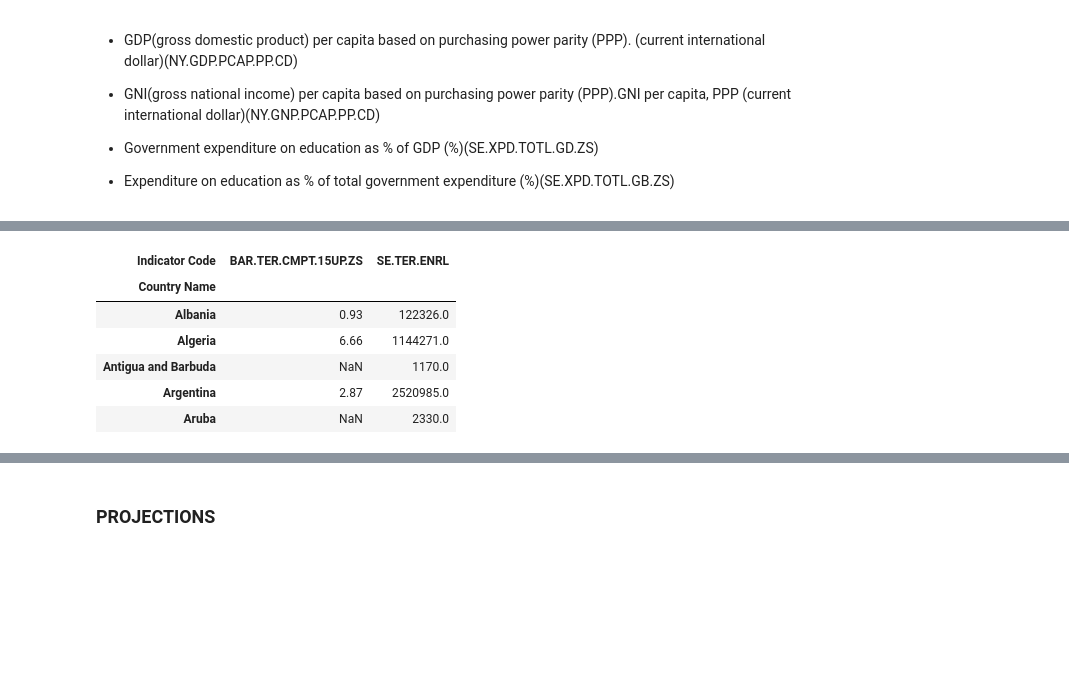
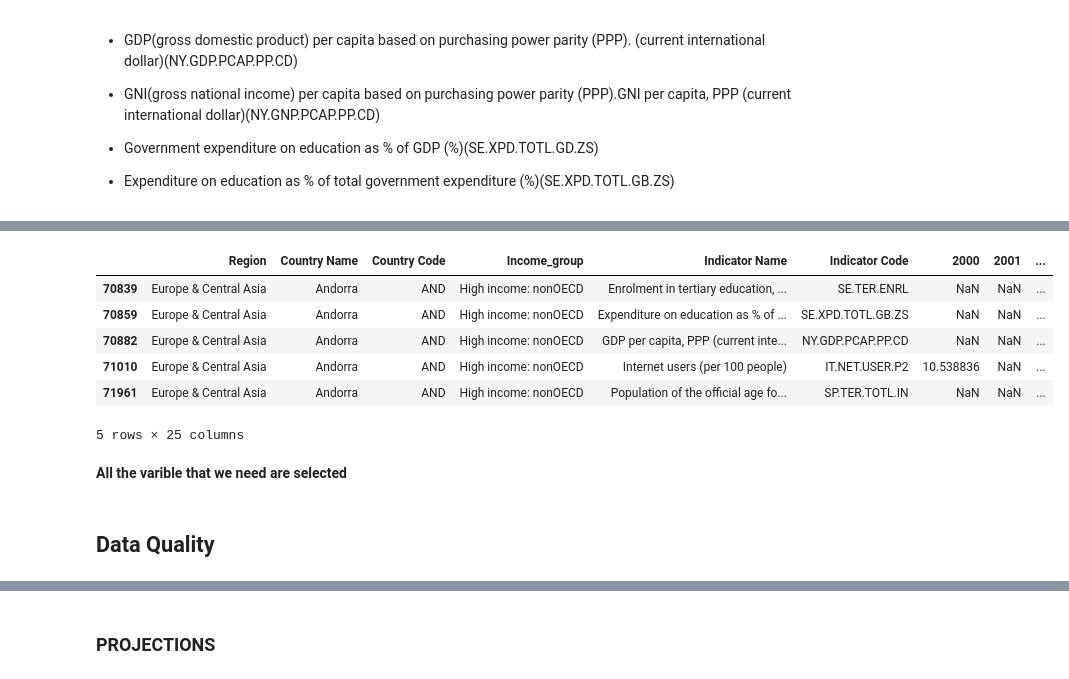
Before and after one commit to Azimoj/EdState-, a Jupyter notebook: P2.ipynb, the cells around one changed output, grey strips where cells are left out. Cells and saved outputs as stored; diff of their text form; code cells hidden in the pictures; blank space fills up the shorter version.

```diff
--- a/P2.ipynb
+++ b/P2.ipynb
@@ -102,7 +112,7 @@ countries_income
 # %% [markdown]
 __Adding 2 data frames (data plus countries_income)__
 # %%
-data_p_country = pd.merge(data,countries_income, left_on='Country Code', right_on='Country Code')
+data_p_country = pd.merge(data,countries_income, left_on='Country Name', right_on='Country Name')
 data_p_country.head()
 # %% [output]
 |  | Country Name | Country Code | Indicator Name | Indicator Code | 1970 | 1971 | 1972 | 1973 | ... |
@@ -163,7 +173,7 @@ data_p_country_reduced.Income_group.unique()
 array(['Low income', 'Upper middle income', 'High income: nonOECD',
        'Lower middle income', 'High income: OECD'], dtype=object)
 # %%
-incomes_to_keep = ['Upper middle income', 'High income: nonOECD', 'High income: OECD']
+incomes_to_keep = ['High income: nonOECD', 'High income: OECD']
 data_r_income = data_p_country_reduced[data_p_country_reduced.Income_group.isin(incomes_to_keep)]
 data_r_income.shape
 # %% [output]
@@ -185,2 +180,0 @@ __Droping years "2016","2017","2020"__
-# %%
-data_r_income= data_r_income.drop(columns=['2016','2017','2020'])
@@ -360,10 +330,9 @@ data_r_income.shape
 # %%
 indicators_to_keep = ['IT.NET.USER.P2',
 
-                      'SP.POP.1564.TO',
-                       'SP.TER.TOTL.IN',
+                      'SP.POP.1524.TO.UN',
+                      'SP.TER.TOTL.IN',
 
-                      'BAR.TER.CMPT.15UP.ZS',
                       'SE.TER.ENRL',
 
                       'NY.GDP.PCAP.PP.CD',
@@ -386,10 +344,14 @@ msno.matrix(data_keep)
 # %%
-pivot_edu.head()
+data_keep.head()
 # %% [output]
-| Indicator Code | BAR.TER.CMPT.15UP.ZS | SE.TER.ENRL |
-| Country Name |  |  |
-| Albania | 0.93 | 122326.0 |
-| Algeria | 6.66 | 1144271.0 |
-| Antigua and Barbuda | NaN | 1170.0 |
-| Argentina | 2.87 | 2520985.0 |
-| Aruba | NaN | 2330.0 |
+|  | Region | Country Name | Country Code | Income_group | Indicator Name | Indicator Code | 2000 | 2001 | ... |
+| 70839 | Europe & Central Asia | Andorra | AND | High income: nonOECD | Enrolment in tertiary education, ... | SE.TER.ENRL | NaN | NaN | ... |
+| 70859 | Europe & Central Asia | Andorra | AND | High income: nonOECD | Expenditure on education as % of ... | SE.XPD.TOTL.GB.ZS | NaN | NaN | ... |
+| 70882 | Europe & Central Asia | Andorra | AND | High income: nonOECD | GDP per capita, PPP (current inte... | NY.GDP.PCAP.PP.CD | NaN | NaN | ... |
+| 71010 | Europe & Central Asia | Andorra | AND | High income: nonOECD | Internet users (per 100 people) | IT.NET.USER.P2 | 10.538836 | NaN | ... |
+| 71961 | Europe & Central Asia | Andorra | AND | High income: nonOECD | Population of the official age fo... | SP.TER.TOTL.IN | NaN | NaN | ... |
+5 rows × 25 columns
+# %% [markdown]
+__All the varible that we need are selected__
+# %% [markdown]
+## Data Quality
```
Also changed, not shown: parts of 159 cells of this notebook.
